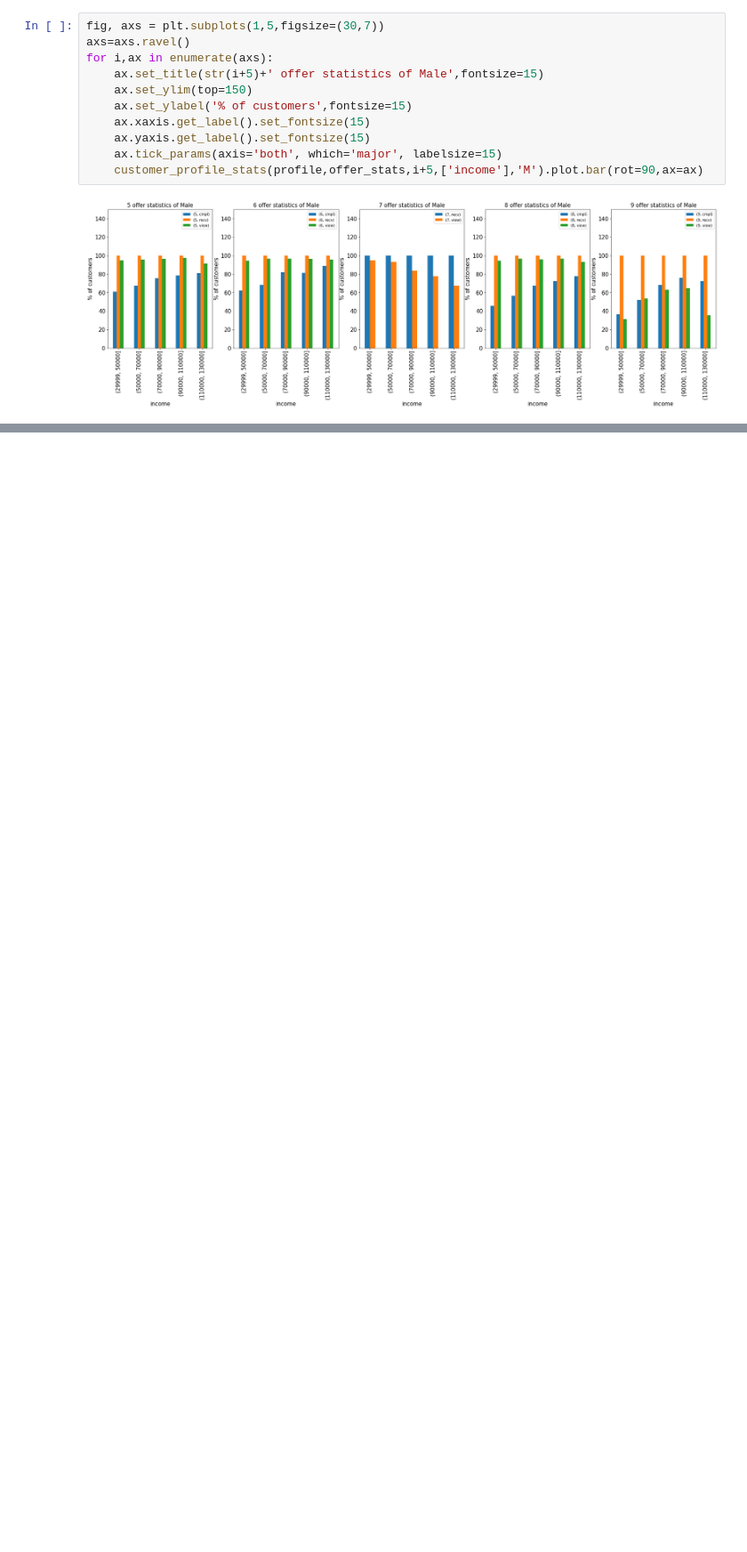
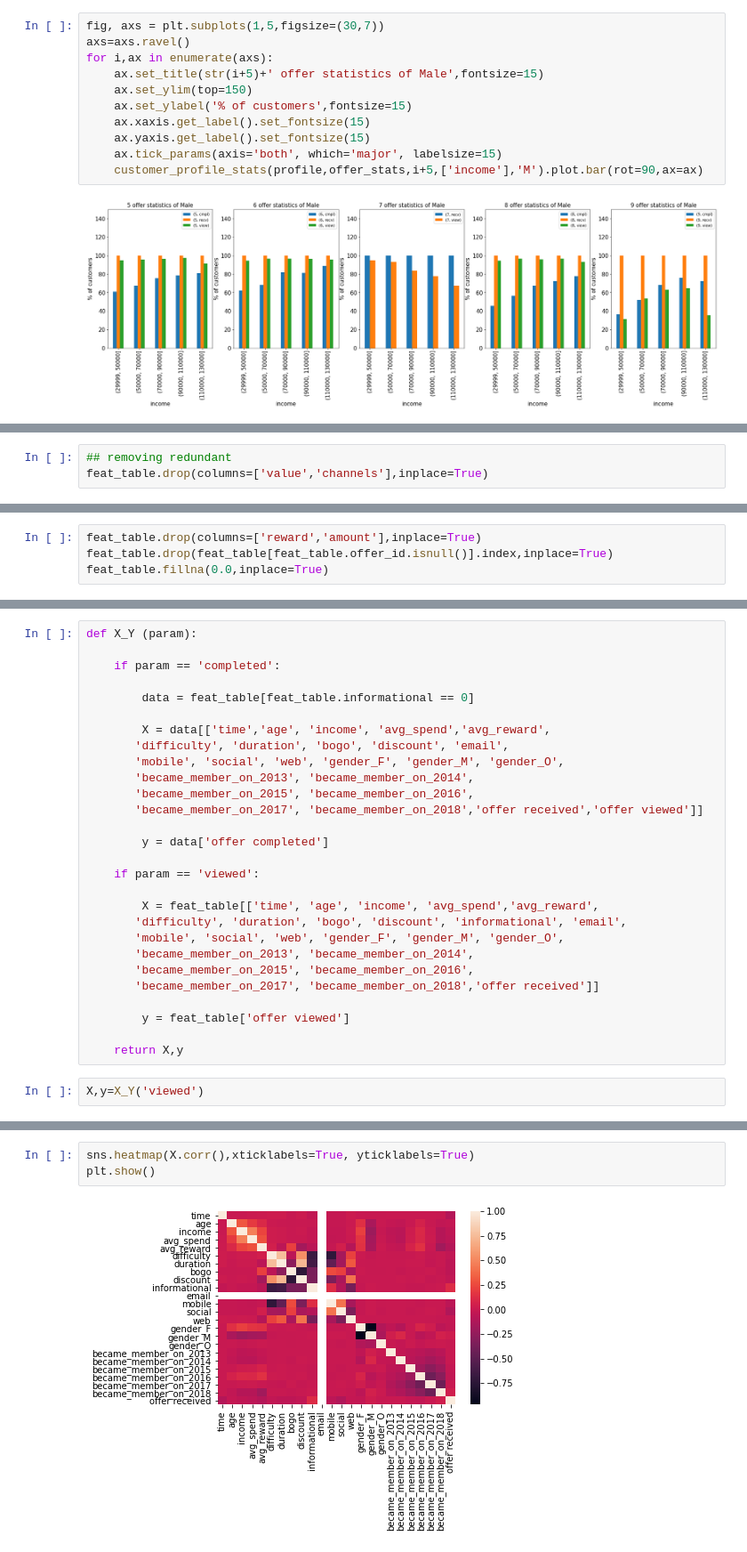
Before and after one commit to ADucinskas/UDACITY-Starbucks-Capstone, a Jupyter notebook: Starbucks_Capstone_notebook.ipynb, the cells around one changed output, grey strips where cells are left out. Shown at 89% size. Saved outputs shown, nothing was run; the diff lists cells and outputs as text; blank space fills up the shorter version.

```diff
--- a/Starbucks_Capstone_notebook.ipynb
+++ b/Starbucks_Capstone_notebook.ipynb
@@ -788,0 +913,3 @@ portfolio
+# %%
+## removing redundant
+feat_table.drop(columns=['value','channels'],inplace=True)
@@ -788,0 +953,4 @@ portfolio
+# %%
+feat_table.drop(columns=['reward','amount'],inplace=True)
+feat_table.drop(feat_table[feat_table.offer_id.isnull()].index,inplace=True)
+feat_table.fillna(0.0,inplace=True)
@@ -788,0 +982,30 @@ portfolio
+# %%
+def X_Y (param):
+
+    if param == 'completed':
+
+        data = feat_table[feat_table.informational == 0]
+
+        X = data[['time','age', 'income', 'avg_spend','avg_reward',
+       'difficulty', 'duration', 'bogo', 'discount', 'email',
+       'mobile', 'social', 'web', 'gender_F', 'gender_M', 'gender_O',
+       'became_member_on_2013', 'became_member_on_2014',
+       'became_member_on_2015', 'became_member_on_2016',
+       'became_member_on_2017', 'became_member_on_2018','offer received','offer viewed']]
+
+        y = data['offer completed']
+
+    if param == 'viewed':
+
+        X = feat_table[['time', 'age', 'income', 'avg_spend','avg_reward',
+       'difficulty', 'duration', 'bogo', 'discount', 'informational', 'email',
+       'mobile', 'social', 'web', 'gender_F', 'gender_M', 'gender_O',
+       'became_member_on_2013', 'became_member_on_2014',
+       'became_member_on_2015', 'became_member_on_2016',
+       'became_member_on_2017', 'became_member_on_2018','offer received']]
+
+        y = feat_table['offer viewed']
+
+    return X,y
+# %%
+X,y=X_Y('viewed')
@@ -788,0 +1037,5 @@ portfolio
+# %%
+sns.heatmap(X.corr(),xticklabels=True, yticklabels=True)
+plt.show()
+# %% [output]
+[figure, added]
```
Also changed, not shown: parts of 84 cells of this notebook.
